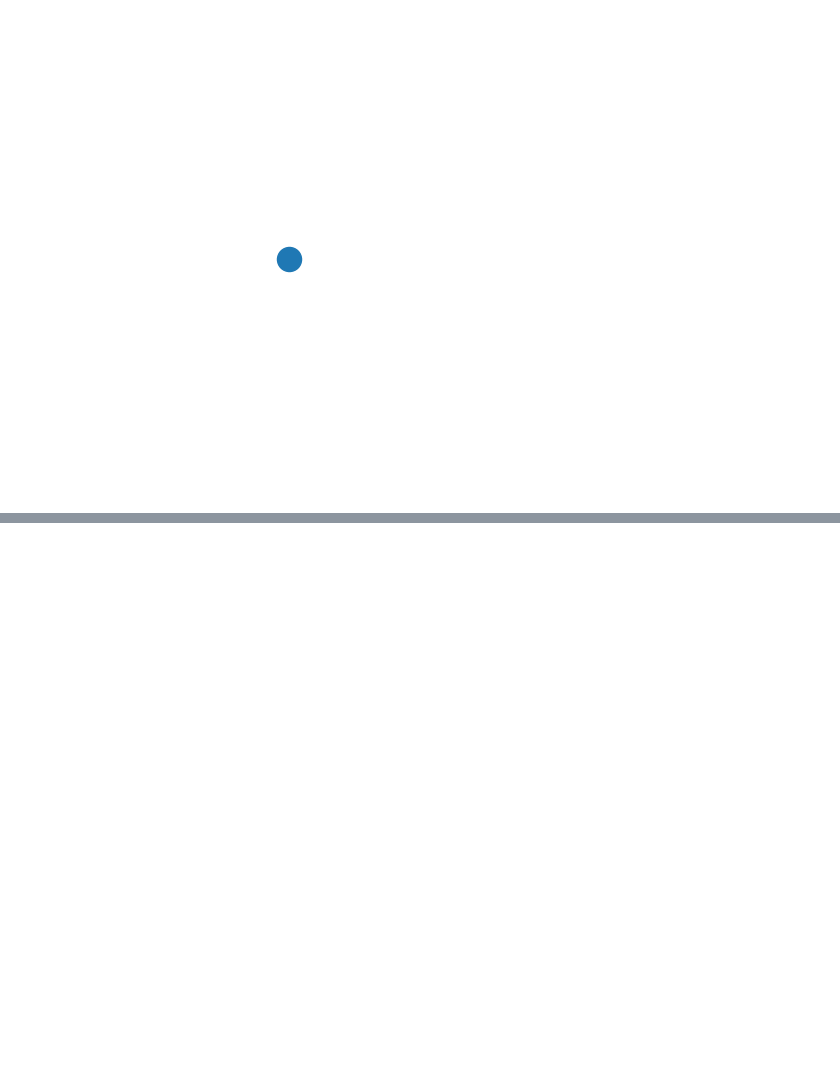
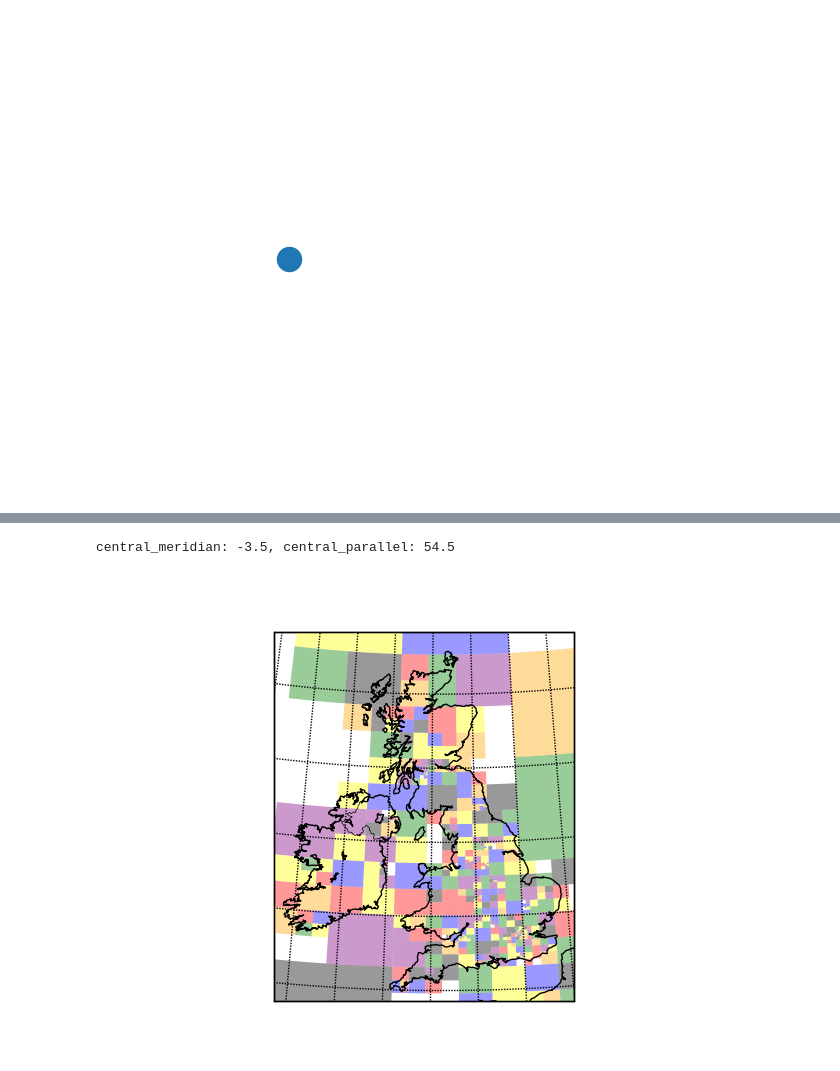
Before and after one commit to dKenez/locus-model, a Jupyter notebook: notebooks/dKenez-3.1-Generate_quad_tree.ipynb, the cells around one changed output, grey strips where cells are left out. Cells and saved outputs as stored; diff of their text form; code cells hidden in the pictures; blank space fills up the shorter version.

```diff
--- a/notebooks/dKenez-3.1-Generate_quad_tree.ipynb
+++ b/notebooks/dKenez-3.1-Generate_quad_tree.ipynb
@@ -277,0 +361,5 @@ for node, data in [n for n in G.nodes.data() if n[1]["state"] == CellState.ACTIV
+# %%
+cassini_draw(-10.5,49.5,3.5,59.5, "qt_england.png")
+# %% [output]
+central_meridian: -3.5, central_parallel: 54.5
+[figure, added]
```
Also changed, not shown: parts of 6 cells of this notebook, 28 other files.
